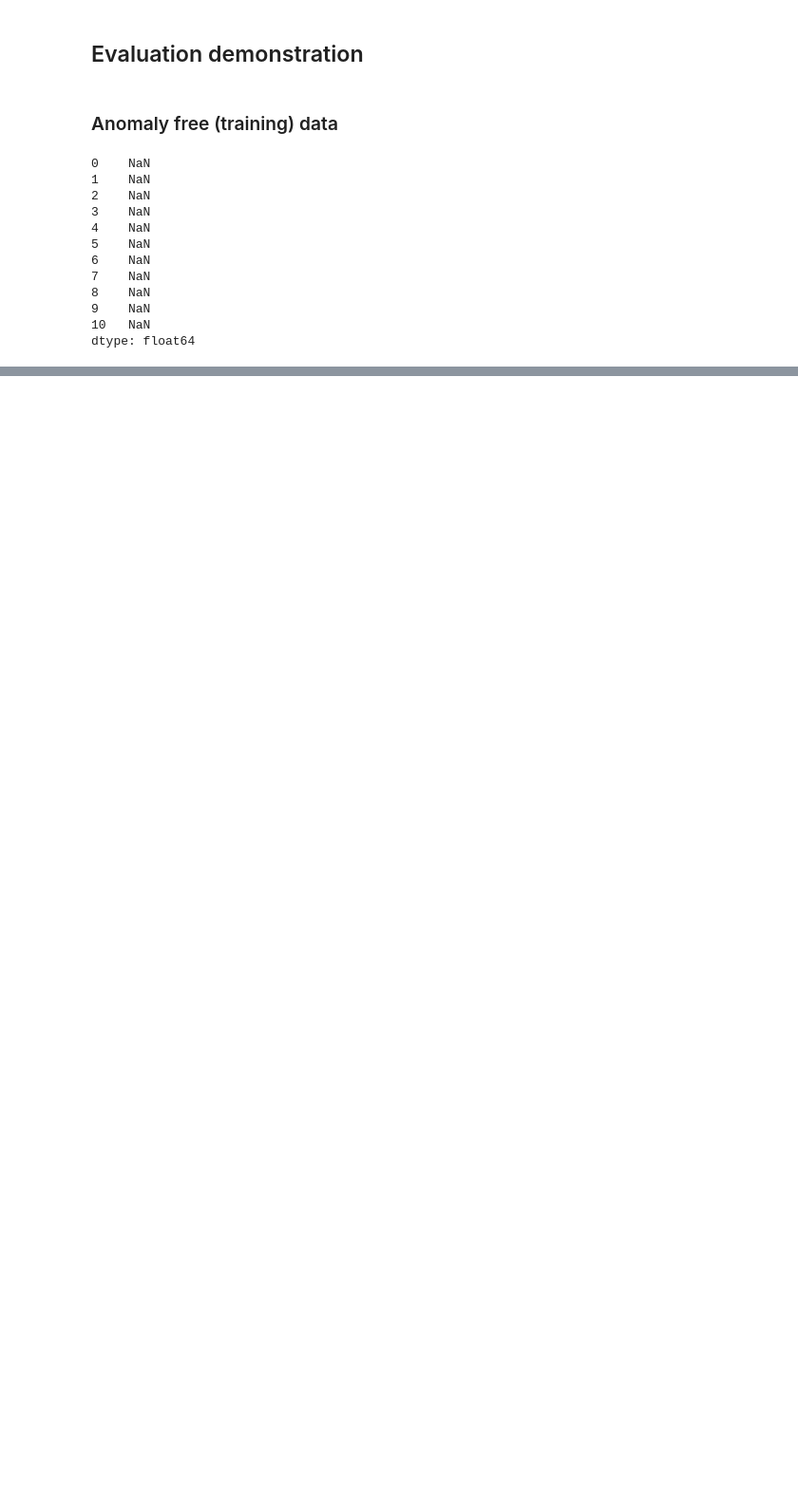
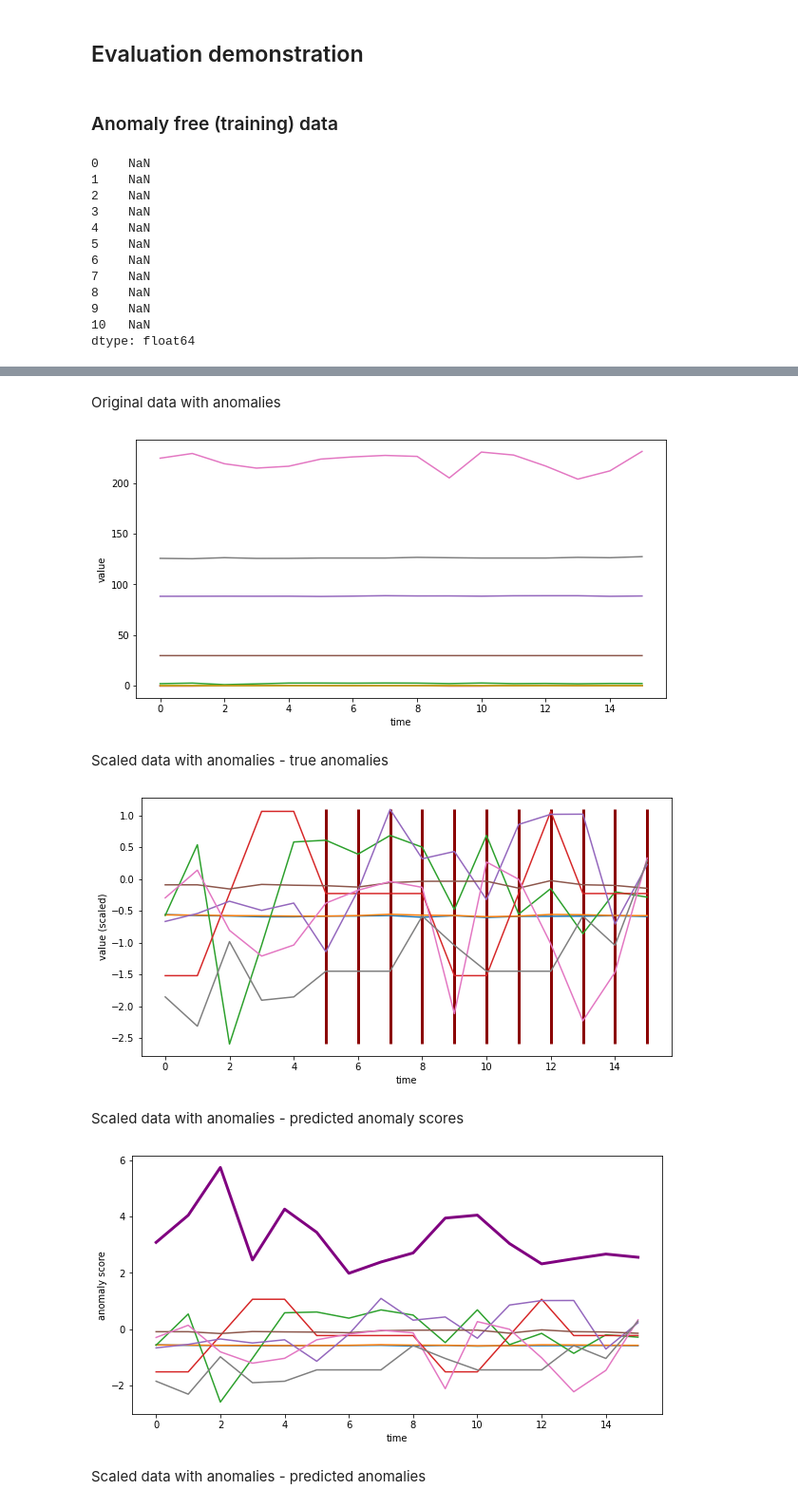
Before and after one commit to ivetasarfyova/TimeSeriesAnomalyDetectionAssignments, a Jupyter notebook: time_series_anomaly_detection/GAN-AD-SKAB.ipynb, the cells around one changed output, grey strips where cells are left out. Shown: that part at 95% size. Saved outputs shown, nothing was run; the diff lists cells and outputs as text; code cells hidden in the pictures; blank space fills up the shorter version.

```diff
--- a/time_series_anomaly_detection/GAN-AD-SKAB.ipynb
+++ b/time_series_anomaly_detection/GAN-AD-SKAB.ipynb
@@ -57,0 +47,2 @@ df_anomalies_labels = df_anomalies_labels.drop(columns=['Accelerometer1RMS','Acc
+# %%
+anomalies_index = np.array(df_original[df_original['anomaly'] == 1.0].index)
@@ -155,0 +177,46 @@ Anomaly free (test) data - anomaly scores
+# %%
+# one window
+display(Markdown('Original data with anomalies'))
+data = pd.DataFrame(df_test[0:window_size])
+plt.figure(figsize=(10,5))
+plt.xlabel('time')
+plt.ylabel('value')
+plt.plot(data)
+plt.show()
+
+display(Markdown('Scaled data with anomalies - true anomalies'))
+data = gan_ad.transform_data(pd.DataFrame(df_test[0:window_size]).drop(columns=['id']))
+plt.figure(figsize=(10,5))
+plt.xlabel('time')
+plt.ylabel("value (scaled)")
+plt.plot(data)
+labels = pd.DataFrame(df_test_labels[0:window_size]).replace(0,np.nan).dropna().index
+plt.vlines(x=labels, ymin=np.min(np.min(data)), ymax=np.max(np.max(data)), colors='darkred', ls='-', lw=3, label='vline_single - full height')
+plt.show()
+
+display(Markdown('Scaled data with anomalies - predicted anomaly scores'))
+anomaly_scores = gan_ad.predict_anomaly_scores(pd.DataFrame(df_test[0:0+window_size]))
+plt.figure(figsize=(10,5))
+plt.xlabel('time')
+plt.ylabel('anomaly score')
+plt.plot(data)
+plt.plot(anomaly_scores, color='purple', lw=3)
+plt.show()
+
+display(Markdown('Scaled data with anomalies - predicted anomalies'))
+predicted = gan_ad.identify_anomaly(pd.DataFrame(df_test[0:window_size]), threshold = threshold)
+predicted_labels = pd.DataFrame(predicted).replace(0,np.nan).dropna().index
+plt.figure(figsize=(10,5))
+plt.xlabel('time')
+plt.ylabel("value (scaled)")
+plt.plot(data)
+plt.vlines(x=predicted_labels, ymin=np.min(np.min(data)), ymax=np.max(np.max(data)), colors='black', ls='-', lw=3, label='vline_single - full height')
+plt.show()
+# %% [output]
+Original data with anomalies
+[figure, added]
+Scaled data with anomalies - true anomalies
+[figure, added]
+Scaled data with anomalies - predicted anomaly scores
+[figure, added]
+Scaled data with anomalies - predicted anomalies
```
Also changed, not shown: parts of 34 cells of this notebook, 2 other files.
